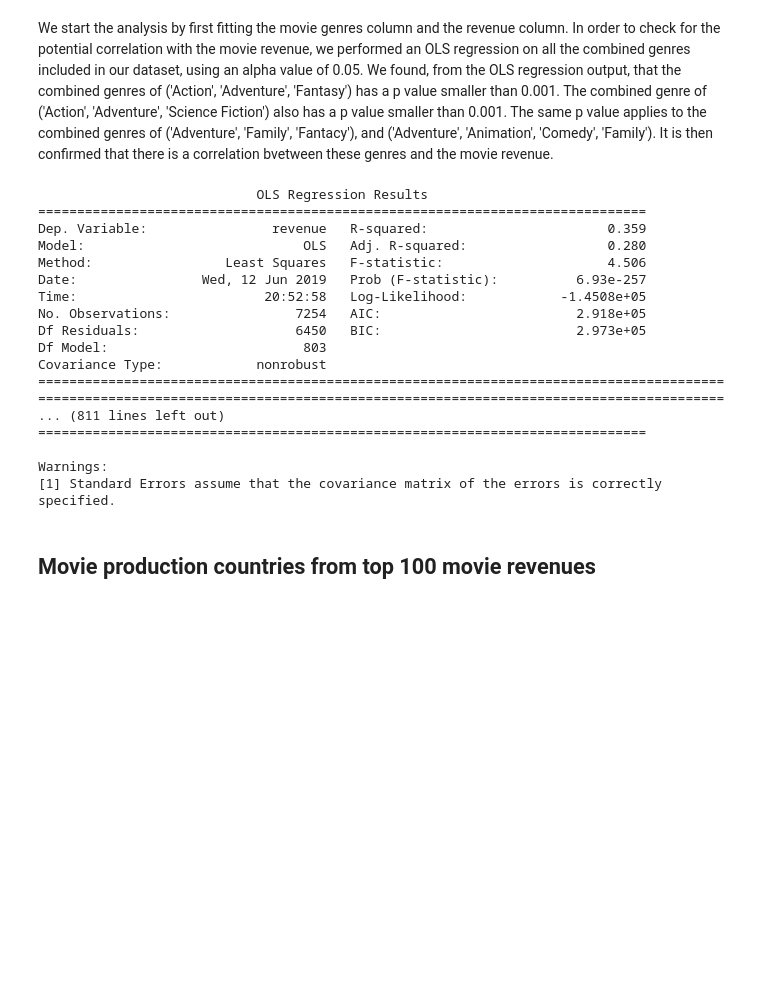
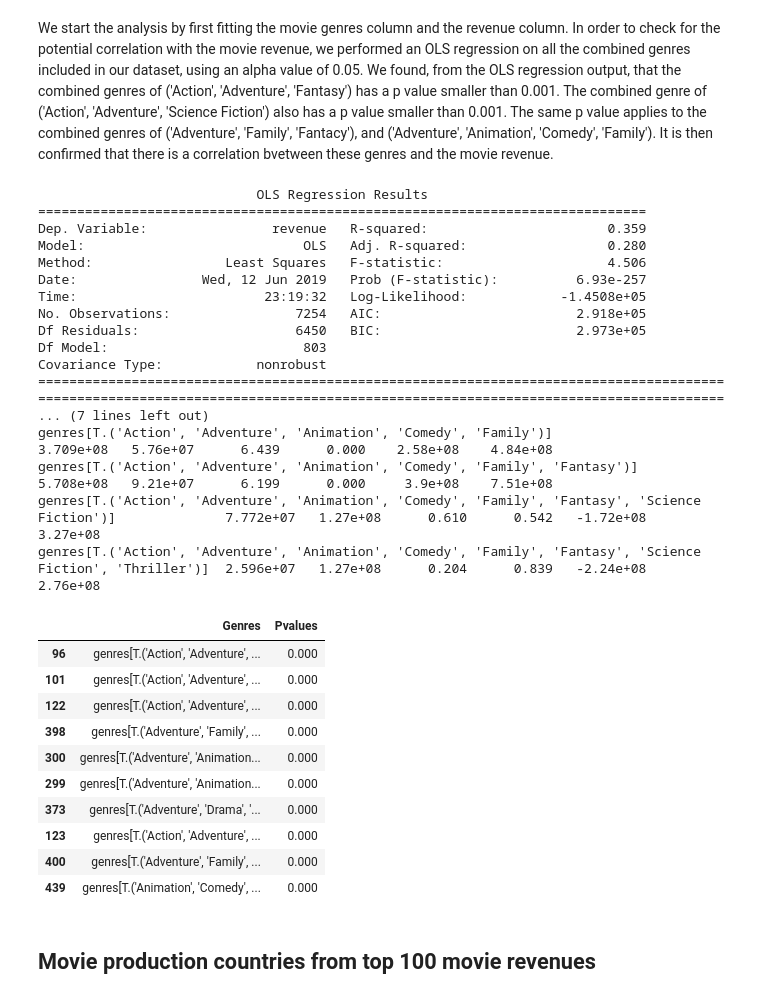
Before and after one commit to COGS108/MyFirstPullRequest, a Jupyter notebook: FinalProject.ipynb, the cells around one changed output. Cells and saved outputs as stored; diff of their text form; code cells hidden in the pictures; blank space fills up the shorter version.

Commit message:
Edited the length of p-table

```diff
--- a/FinalProject.ipynb
+++ b/FinalProject.ipynb
@@ -252,10 +252,13 @@ We start the analysis by first fitting the movie genres column and the revenue c
 # specific genre that is fitted to the revenue, and then the value of coefficient, standard deviation, error, etc. is
 # shown on the following line. Notice that due to the formating issue, the coefficient value appear on the right side
 # of the line above
+
+# Due to the length of the whole summary, we only depict the first could p-value. We will also print out the top first
+# p-value following the summary
 outcome_1, predictors_1 = patsy.dmatrices("revenue~genres",df)
 mod_1 = sm.OLS(outcome_1, predictors_1)
 res_1 = mod_1.fit()
-print(res_1.summary())
+print(str(res_1.summary())[0:2992])
 # %% [output]
                             OLS Regression Results
 ==============================================================================
@@ -263,17 +266,37 @@ Dep. Variable:                revenue   R-squared:                       0.359
 Model:                            OLS   Adj. R-squared:                  0.280
 Method:                 Least Squares   F-statistic:                     4.506
 Date:                Wed, 12 Jun 2019   Prob (F-statistic):          6.93e-257
-Time:                        20:52:58   Log-Likelihood:            -1.4508e+05
+Time:                        23:19:32   Log-Likelihood:            -1.4508e+05
 No. Observations:                7254   AIC:                         2.918e+05
 Df Residuals:                    6450   BIC:                         2.973e+05
 Df Model:                         803
 Covariance Type:            nonrobust
 ================================================================================================================================================================================
-... (811 lines left out)
-==============================================================================
-
-Warnings:
-[1] Standard Errors assume that the covariance matrix of the errors is correctly specified.
+... (7 lines left out)
+genres[T.('Action', 'Adventure', 'Animation', 'Comedy', 'Family')]                                            3.709e+08   5.76e+07      6.439      0.000    2.58e+08    4.84e+08
+genres[T.('Action', 'Adventure', 'Animation', 'Comedy', 'Family', 'Fantasy')]                                 5.708e+08   9.21e+07      6.199      0.000     3.9e+08    7.51e+08
+genres[T.('Action', 'Adventure', 'Animation', 'Comedy', 'Family', 'Fantasy', 'Science Fiction')]              7.772e+07   1.27e+08      0.610      0.542   -1.72e+08    3.27e+08
+genres[T.('Action', 'Adventure', 'Animation', 'Comedy', 'Family', 'Fantasy', 'Science Fiction', 'Thriller')]  2.596e+07   1.27e+08      0.204      0.839   -2.24e+08    2.76e+08
+# %%
+# depicting the top 10 p-value (which is the smallest 10 p-value, since it implies they are correlated)
+Genres_Pvalues = pd.DataFrame(res_1.model.exog_names, columns = ['Genres'])
+Genres_Pvalues['Pvalues'] =  res_1.pvalues
+pd.set_option('display.float_format','{:.3f}'.format)
+
+Genres_Pvalues = Genres_Pvalues.sort_values(by = ['Pvalues'],ascending=True)
+Genres_Pvalues.head(10)
+# %% [output]
+|  | Genres | Pvalues |
+| 96 | genres[T.('Action', 'Adventure', ... | 0.000 |
+| 101 | genres[T.('Action', 'Adventure', ... | 0.000 |
+| 122 | genres[T.('Action', 'Adventure', ... | 0.000 |
+| 398 | genres[T.('Adventure', 'Family', ... | 0.000 |
+| 300 | genres[T.('Adventure', 'Animation... | 0.000 |
+| 299 | genres[T.('Adventure', 'Animation... | 0.000 |
+| 373 | genres[T.('Adventure', 'Drama', '... | 0.000 |
+| 123 | genres[T.('Action', 'Adventure', ... | 0.000 |
+| 400 | genres[T.('Adventure', 'Family', ... | 0.000 |
+| 439 | genres[T.('Animation', 'Comedy', ... | 0.000 |
 # %% [markdown]
 ## Movie production countries from top 100 movie revenues
 # %% [markdown]
```
Also changed, not shown: parts of 1 cell of this notebook.
